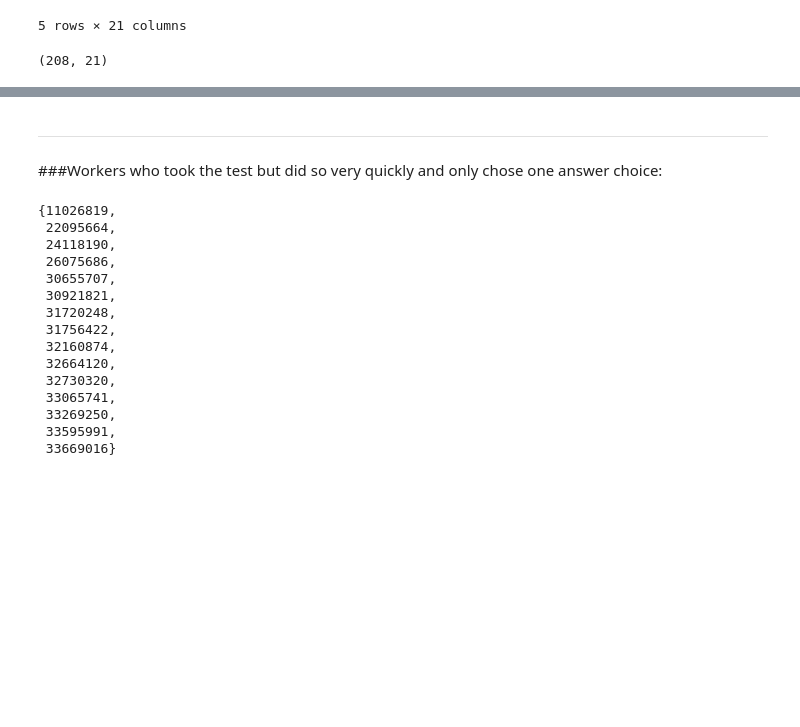
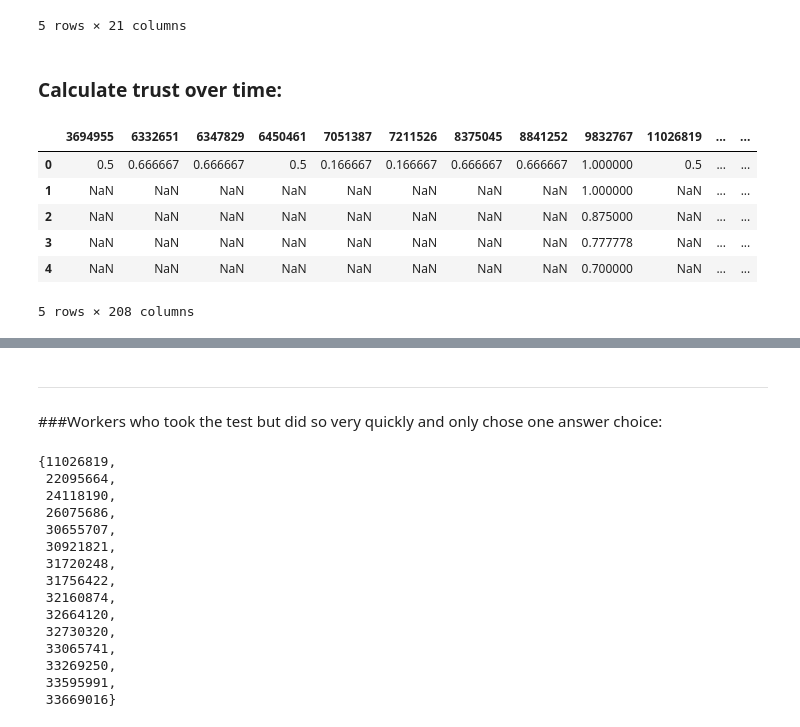
Before and after one commit to SuLab/crowd_cid_relex, a Jupyter notebook: crowd_only/job_758438_worker_analysis.ipynb, the cells around one changed output, grey strips where cells are left out. Cells and saved outputs as stored; diff of their text form; code cells hidden in the pictures; blank space fills up the shorter version.

```diff
--- a/crowd_only/job_758438_worker_analysis.ipynb
+++ b/crowd_only/job_758438_worker_analysis.ipynb
@@ -144,7 +138,5 @@ worker_profiles.head()
 | 3 | clixsense | Canada | 70.50.92.191 | 170.833333 | 170.833333 | 170.833333 | ... |
 | 4 | clixsense | United States | 67.247.11.75 | 85.833333 | 85.833333 | 85.833333 | ... |
 5 rows × 21 columns
-# %%
-worker_profiles.shape
-# %% [output]
-(208, 21)
+# %% [markdown]
+### Calculate trust over time:
@@ -150,0 +171,10 @@ worker_profiles.shape
+# %%
+timeres.head()
+# %% [output]
+|  | 3694955 | 6332651 | 6347829 | 6450461 | 7051387 | 7211526 | 8375045 | 8841252 | 9832767 | 11026819 | ... | ... |
+| 0 | 0.5 | 0.666667 | 0.666667 | 0.5 | 0.166667 | 0.166667 | 0.666667 | 0.666667 | 1.000000 | 0.5 | ... | ... |
+| 1 | NaN | NaN | NaN | NaN | NaN | NaN | NaN | NaN | 1.000000 | NaN | ... | ... |
+| 2 | NaN | NaN | NaN | NaN | NaN | NaN | NaN | NaN | 0.875000 | NaN | ... | ... |
+| 3 | NaN | NaN | NaN | NaN | NaN | NaN | NaN | NaN | 0.777778 | NaN | ... | ... |
+| 4 | NaN | NaN | NaN | NaN | NaN | NaN | NaN | NaN | 0.700000 | NaN | ... | ... |
+5 rows × 208 columns
```
Also changed, not shown: parts of 20 cells of this notebook.
